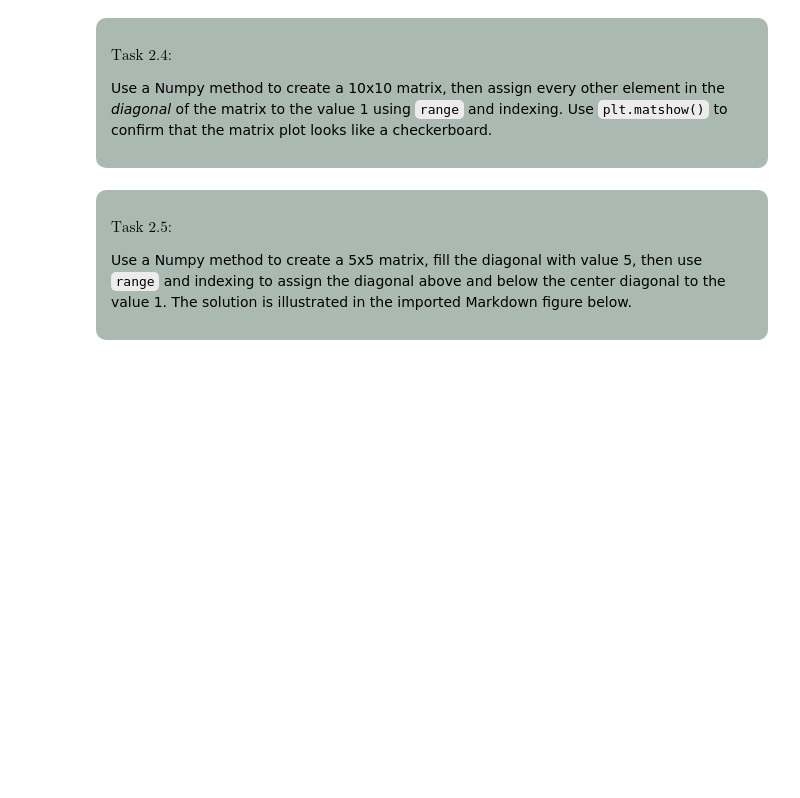
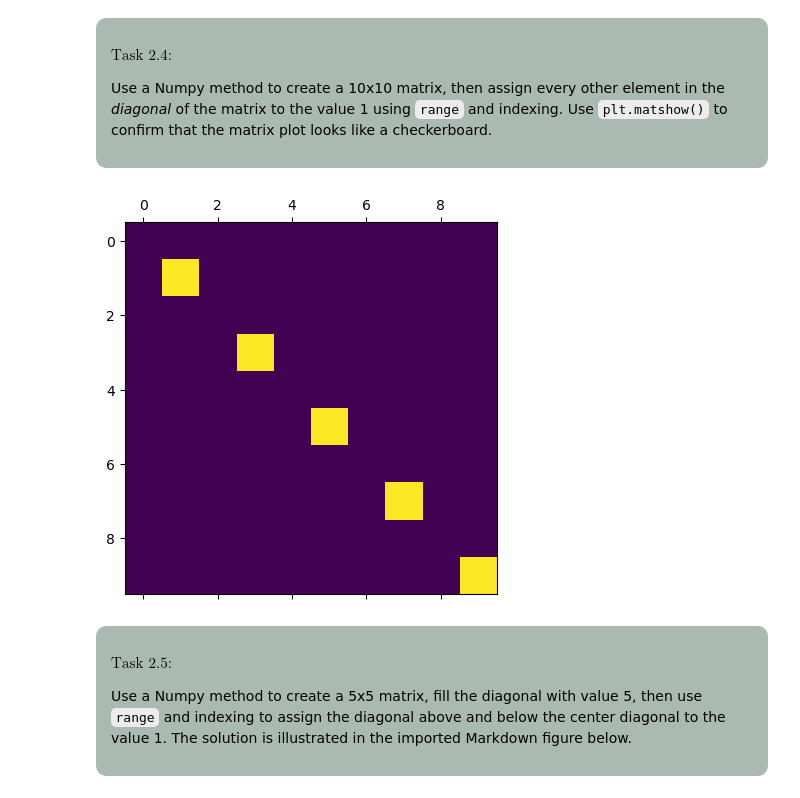
Before and after one commit to MUDE-2025/PA1.2, a Jupyter notebook: PA_1_2_Boxes_and_Bugs.ipynb, the cells around one changed output. Saved outputs shown, nothing was run; the diff lists cells and outputs as text; code cells hidden in the pictures; blank space fills up the shorter version.

```diff
--- a/PA_1_2_Boxes_and_Bugs.ipynb
+++ b/PA_1_2_Boxes_and_Bugs.ipynb
@@ -191,3 +202,16 @@ Use a Numpy method to create a 10x10 matrix, then assign every other element in
+# %%
+A = np.zeros((10,10))
+A[range(1, 10, 2), range(1, 10, 2)] = 1
+
+plt.matshow(A)
+plt.show()
+
+assert A.shape==(10, 10)
+assert A.sum()==5
+assert np.sum(A==1)==5
+assert np.sum(A==0)==95
+# %% [output]
+[figure, added]
 # %% [markdown]
 <div style="background-color:#AABAB2; color: black; width:90%; vertical-align: middle; padding:15px; margin: 10px; border-radius: 10px">
 <p>
```
Also changed, not shown: parts of 1 cell of this notebook.
